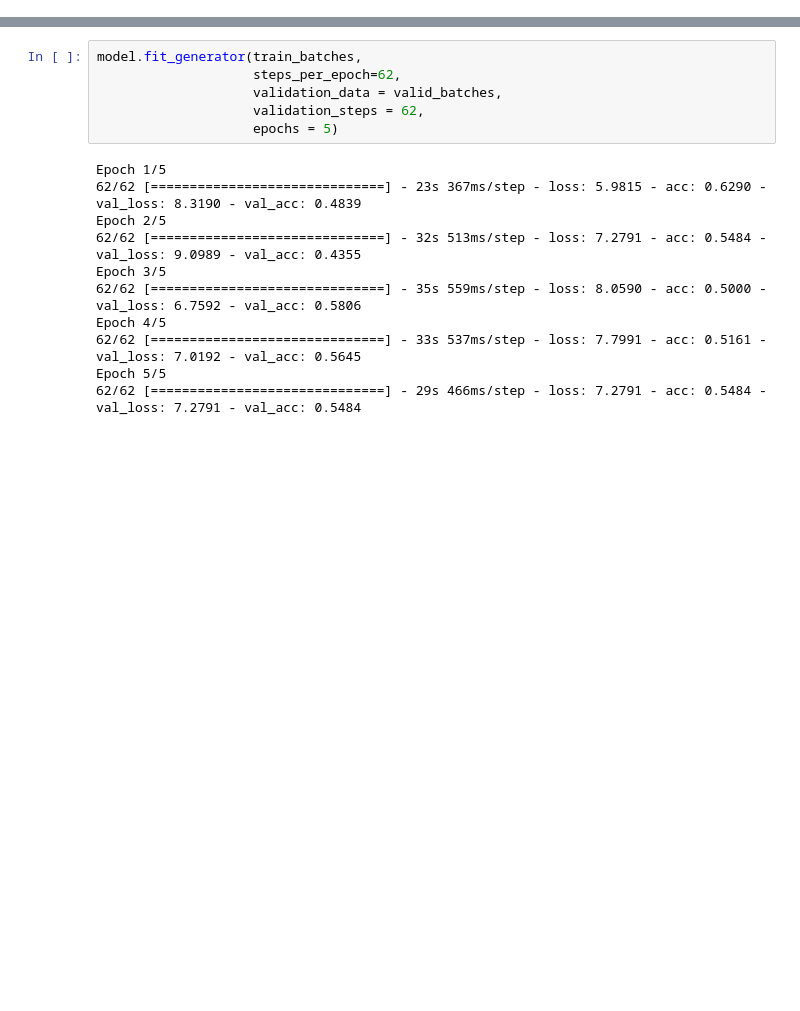
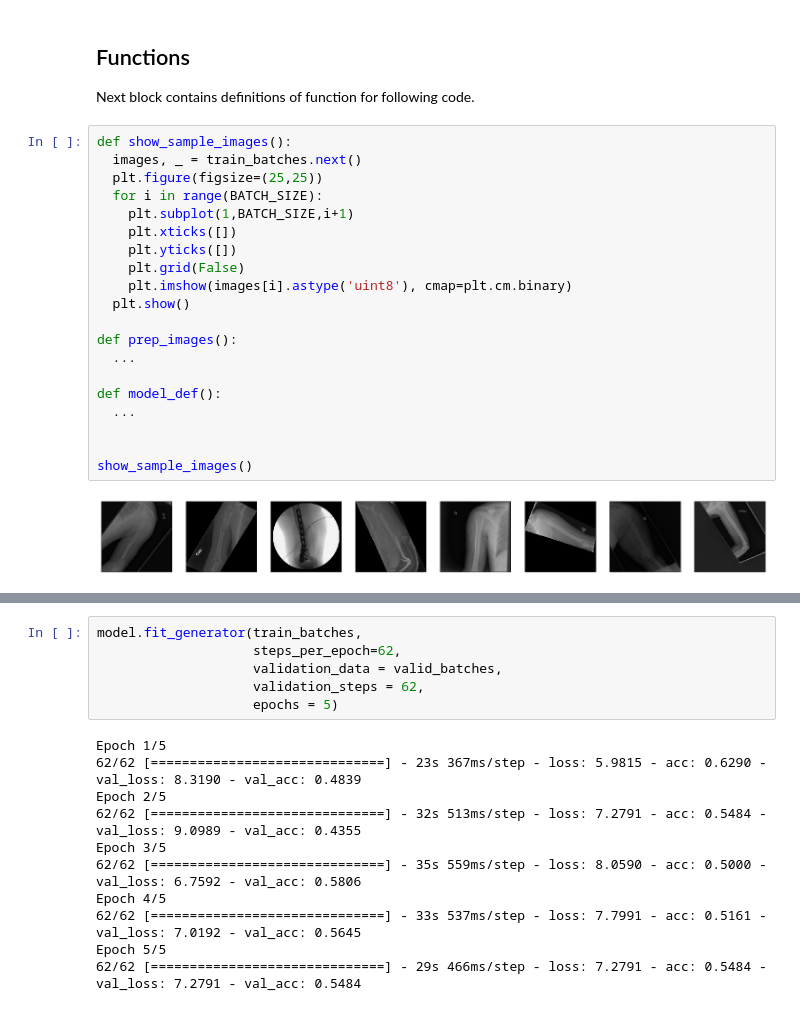
Before and after one commit to ondraperny/AI-playground, a Jupyter notebook: MURA_data.ipynb, the cells around one changed output, grey strips where cells are left out. Cells and saved outputs as stored; diff of their text form; blank space fills up the shorter version.

```diff
--- a/MURA_data.ipynb
+++ b/MURA_data.ipynb
@@ -39,3 +44,28 @@ Found 288 images belonging to 2 classes.
+# %% [markdown]
+## Functions
+Next block contains definitions of function for following code.
+# %%
+def show_sample_images():
+  images, _ = train_batches.next()
+  plt.figure(figsize=(25,25))
+  for i in range(BATCH_SIZE):
+    plt.subplot(1,BATCH_SIZE,i+1)
+    plt.xticks([])
+    plt.yticks([])
+    plt.grid(False)
+    plt.imshow(images[i].astype('uint8'), cmap=plt.cm.binary)
+  plt.show()
+
+def prep_images():
+  ...
+
+def model_def():
+  ...
+
+
+show_sample_images()
+# %% [output]
+[figure, added]
 # %%
 model = keras.Sequential([
   keras.layers.Conv2D(32, (3, 3), activation='relu', input_shape=(224,224,3)),
```
Also changed, not shown: parts of 3 cells of this notebook.
